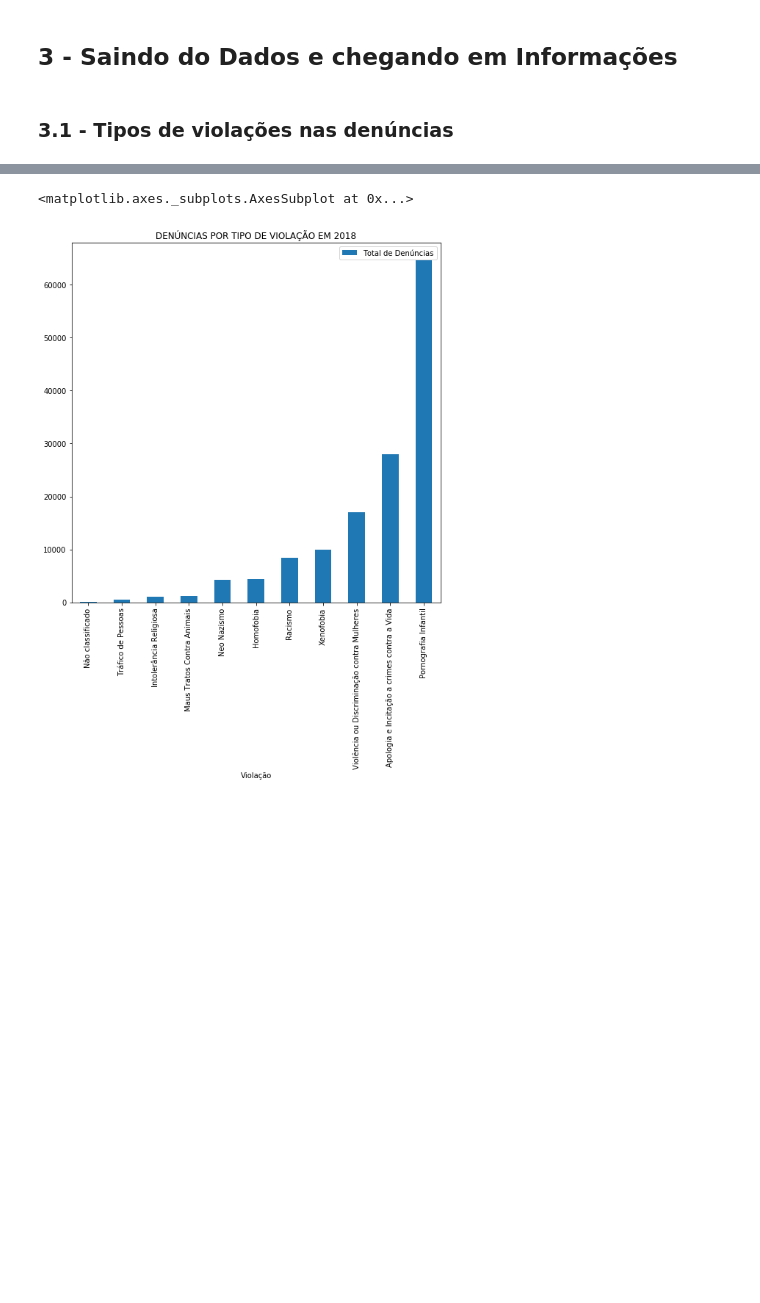
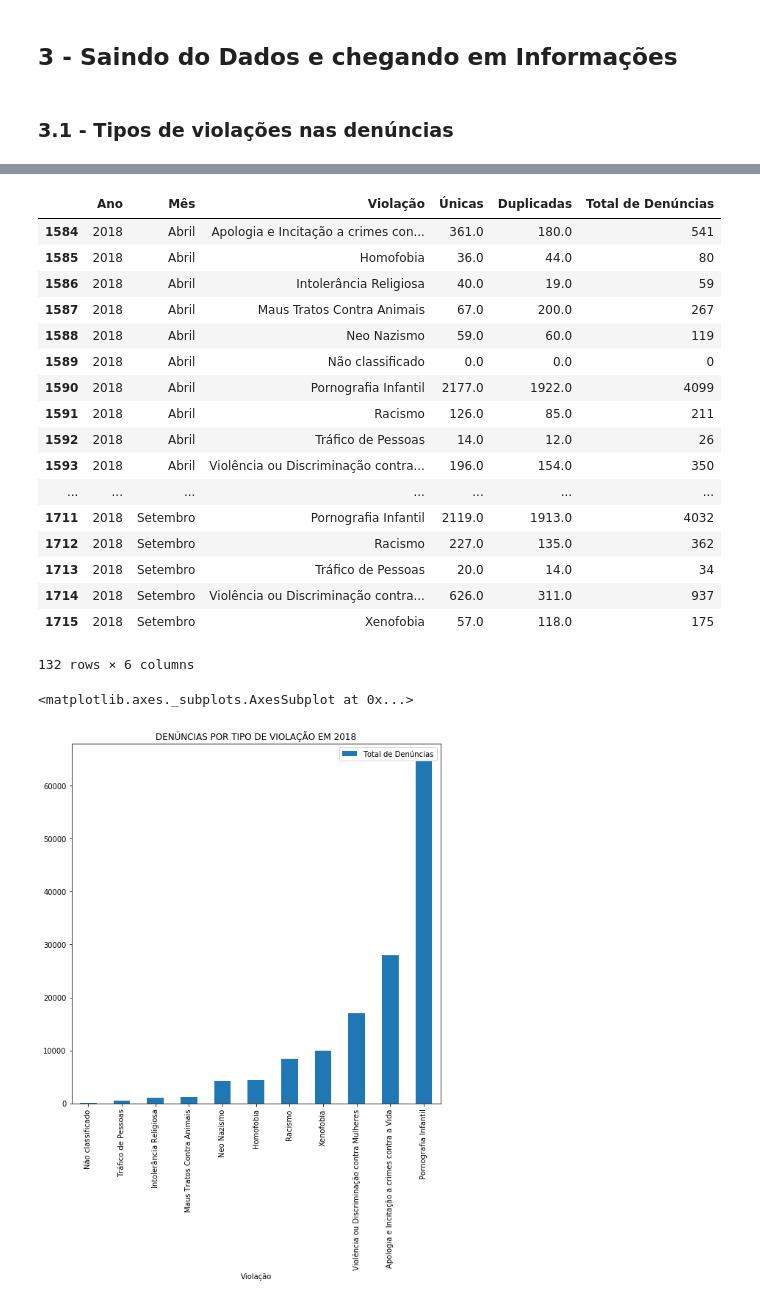
Before and after one commit to DeixeViver/eko-dados, a Jupyter notebook: Notebooks/explorando_indicadores_cnd.ipynb, the cells around one changed output, grey strips where cells are left out. Saved outputs shown, nothing was run; the diff lists cells and outputs as text; code cells hidden in the pictures; blank space fills up the shorter version.

```diff
--- a/Notebooks/explorando_indicadores_cnd.ipynb
+++ b/Notebooks/explorando_indicadores_cnd.ipynb
@@ -113,3 +115,25 @@ violacao_2018
+# %%
+t = violacao.groupby(['Ano', 'Mês', 'Violação']).sum().reset_index()
+t.loc[t['Ano'] == 2018]
+# %% [output]
+|  | Ano | Mês | Violação | Únicas | Duplicadas | Total de Denúncias |
+| 1584 | 2018 | Abril | Apologia e Incitação a crimes con... | 361.0 | 180.0 | 541 |
+| 1585 | 2018 | Abril | Homofobia | 36.0 | 44.0 | 80 |
+| 1586 | 2018 | Abril | Intolerância Religiosa | 40.0 | 19.0 | 59 |
+| 1587 | 2018 | Abril | Maus Tratos Contra Animais | 67.0 | 200.0 | 267 |
+| 1588 | 2018 | Abril | Neo Nazismo | 59.0 | 60.0 | 119 |
+| 1589 | 2018 | Abril | Não classificado | 0.0 | 0.0 | 0 |
+| 1590 | 2018 | Abril | Pornografia Infantil | 2177.0 | 1922.0 | 4099 |
+| 1591 | 2018 | Abril | Racismo | 126.0 | 85.0 | 211 |
+| 1592 | 2018 | Abril | Tráfico de Pessoas | 14.0 | 12.0 | 26 |
+| 1593 | 2018 | Abril | Violência ou Discriminação contra... | 196.0 | 154.0 | 350 |
+| ... | ... | ... | ... | ... | ... | ... |
+| 1711 | 2018 | Setembro | Pornografia Infantil | 2119.0 | 1913.0 | 4032 |
+| 1712 | 2018 | Setembro | Racismo | 227.0 | 135.0 | 362 |
+| 1713 | 2018 | Setembro | Tráfico de Pessoas | 20.0 | 14.0 | 34 |
+| 1714 | 2018 | Setembro | Violência ou Discriminação contra... | 626.0 | 311.0 | 937 |
+| 1715 | 2018 | Setembro | Xenofobia | 57.0 | 118.0 | 175 |
+132 rows × 6 columns
 # %%
 violacao_2018.plot.bar(x = 'Violação', y = 'Total de Denúncias',
                        title='DENÚNCIAS POR TIPO DE VIOLAÇÃO EM 2018')
```
Also changed, not shown: parts of 9 cells of this notebook, 2 other files.
